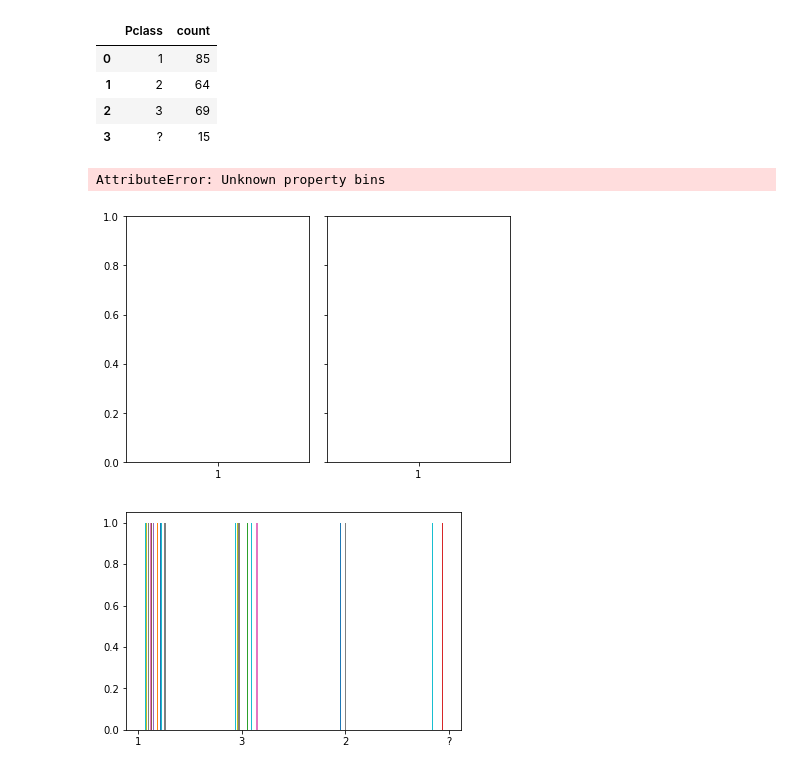
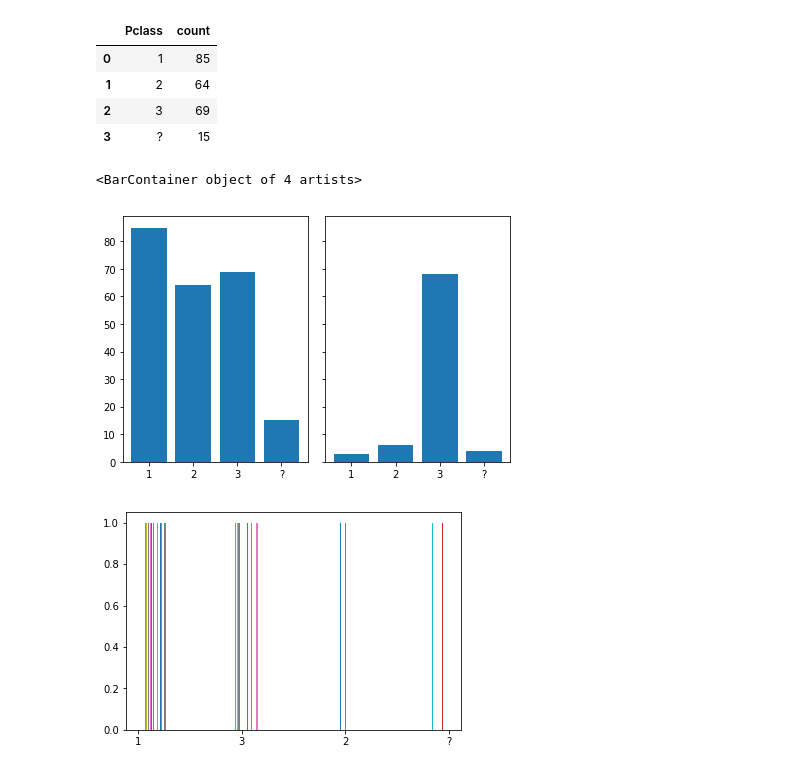
Before and after one commit to Pballer/dsc-using-sql-with-pandas-lab-dc-ds-071519, a Jupyter notebook: index.ipynb, the cells around one changed output. Cells and saved outputs as stored; diff of their text form; code cells hidden in the pictures.

```diff
--- a/index.ipynb
+++ b/index.ipynb
@@ -306,11 +306,11 @@ survived_females_by_pclass_df.head()
 | 3 | ? | 15 |
 # %%
 fig, axs = plt.subplots(1, 2, sharey=True, sharex=True, tight_layout=True)
-axs[0].bar('Pclass', 'count', data=survived_females_by_pclass_df, bins=)
-axs[1].bar('Pclass', 'count', data=died_females_by_pclass_df, bins=3)
+axs[0].bar('Pclass', 'count', data=survived_females_by_pclass_df)
+axs[1].bar('Pclass', 'count', data=died_females_by_pclass_df)
 # %% [output]
-AttributeError: Unknown property bins
+<BarContainer object of 4 artists>
-[figure, old version]
+[figure, new version]
 # %%
 # Create and label the histograms for each below!
 ax1 = plt.subplot(1,1,1)
```
